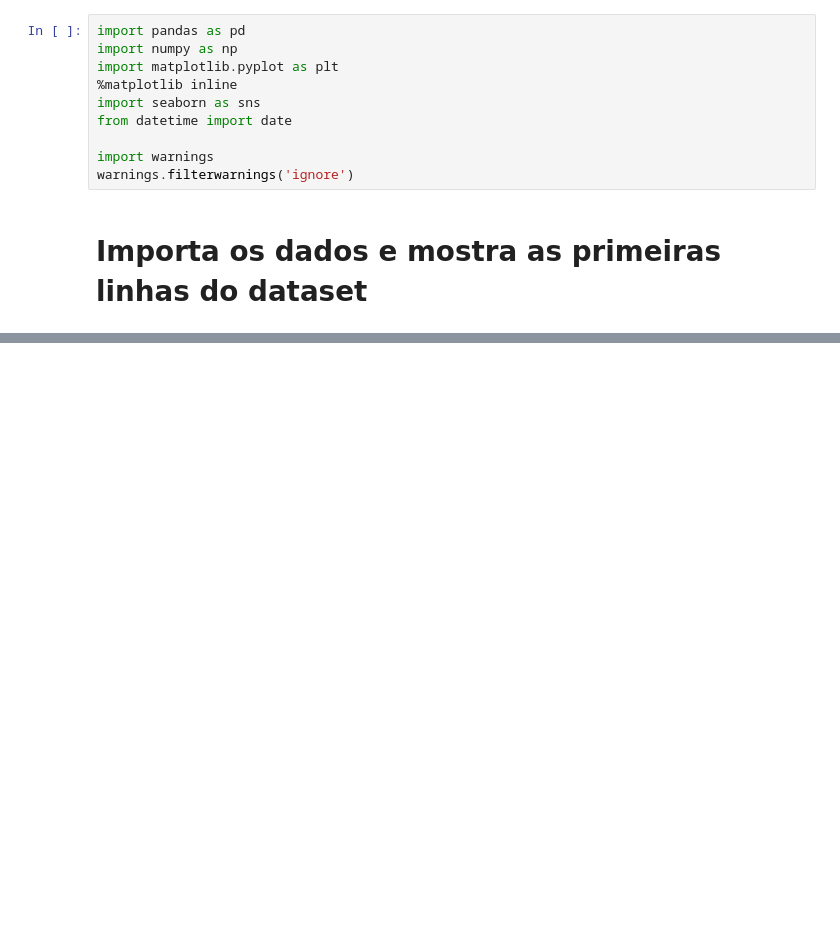
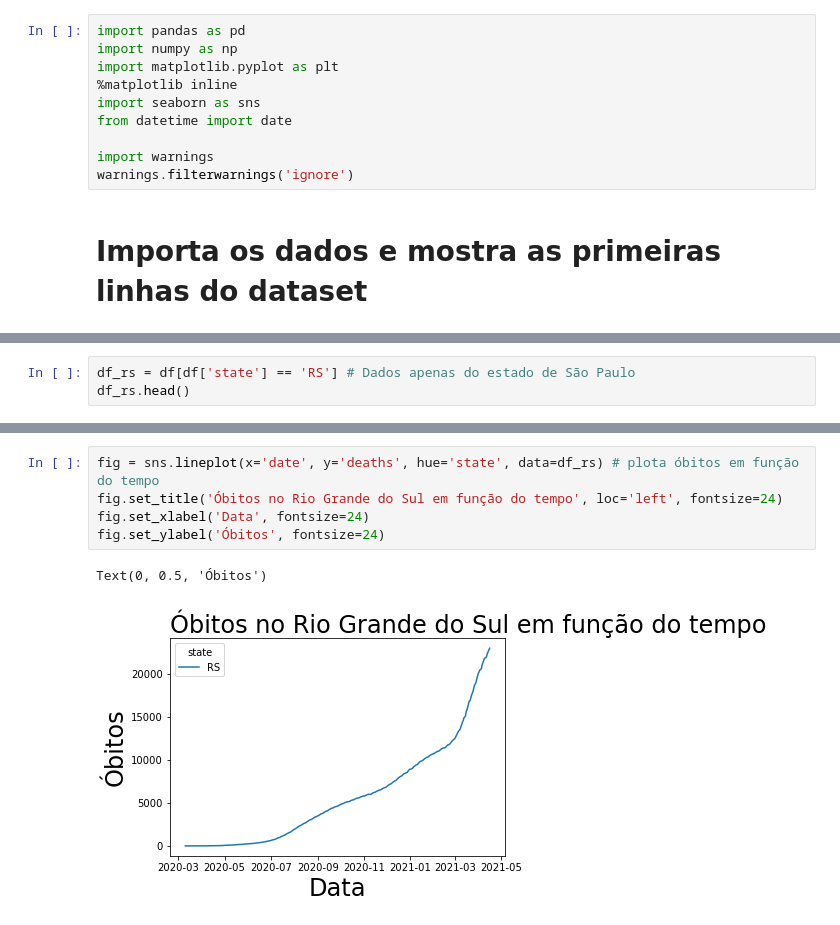
Before and after one commit to joaoarthursilva/covid-19-analise, a Jupyter notebook: COVID-19 - Análise.ipynb, the cells around one changed output, grey strips where cells are left out. Saved outputs shown, nothing was run; the diff lists cells and outputs as text; blank space fills up the shorter version.

```diff
--- a/COVID-19 - Análise.ipynb
+++ b/COVID-19 - Análise.ipynb
@@ -30,0 +38,3 @@ fig = sns.lineplot(x='data', y='obitos', hue='estado') # plota óbitos em funç
+# %%
+df_rs = df[df['state'] == 'RS'] # Dados apenas do estado de São Paulo
+df_rs.head()
@@ -30,0 +49,8 @@ fig = sns.lineplot(x='data', y='obitos', hue='estado') # plota óbitos em funç
+# %%
+fig = sns.lineplot(x='date', y='deaths', hue='state', data=df_rs) # plota óbitos em função do tempo
+fig.set_title('Óbitos no Rio Grande do Sul em função do tempo', loc='left', fontsize=24)
+fig.set_xlabel('Data', fontsize=24)
+fig.set_ylabel('Óbitos', fontsize=24)
+# %% [output]
+Text(0, 0.5, 'Óbitos')
+[figure, added]
```
Also changed, not shown: parts of 4 cells of this notebook, 1 other file.
